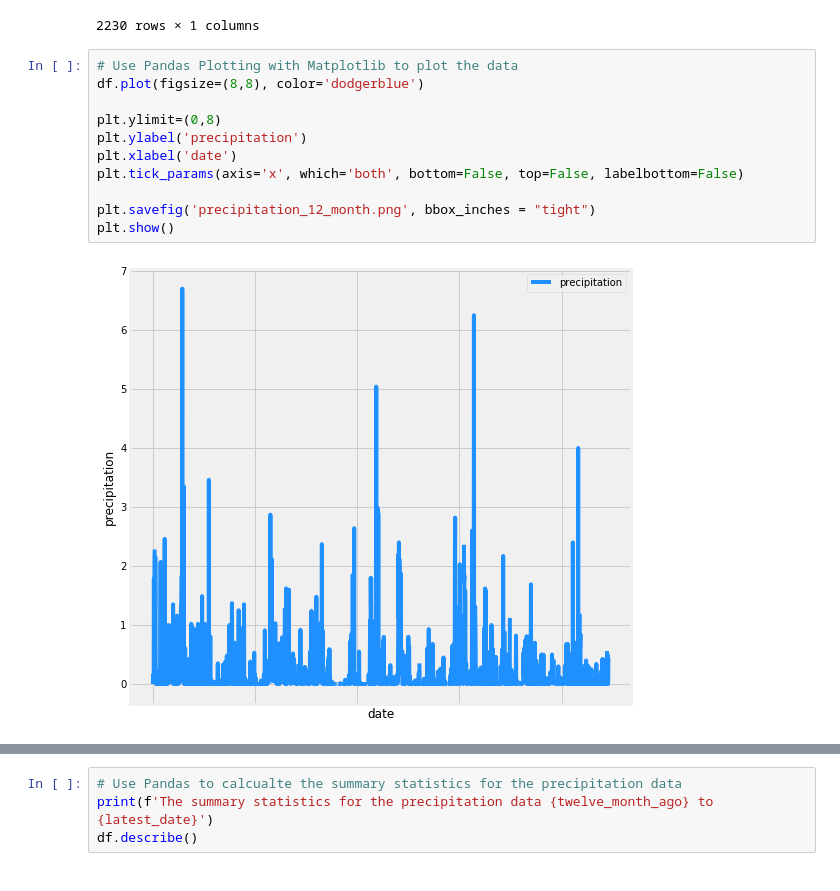
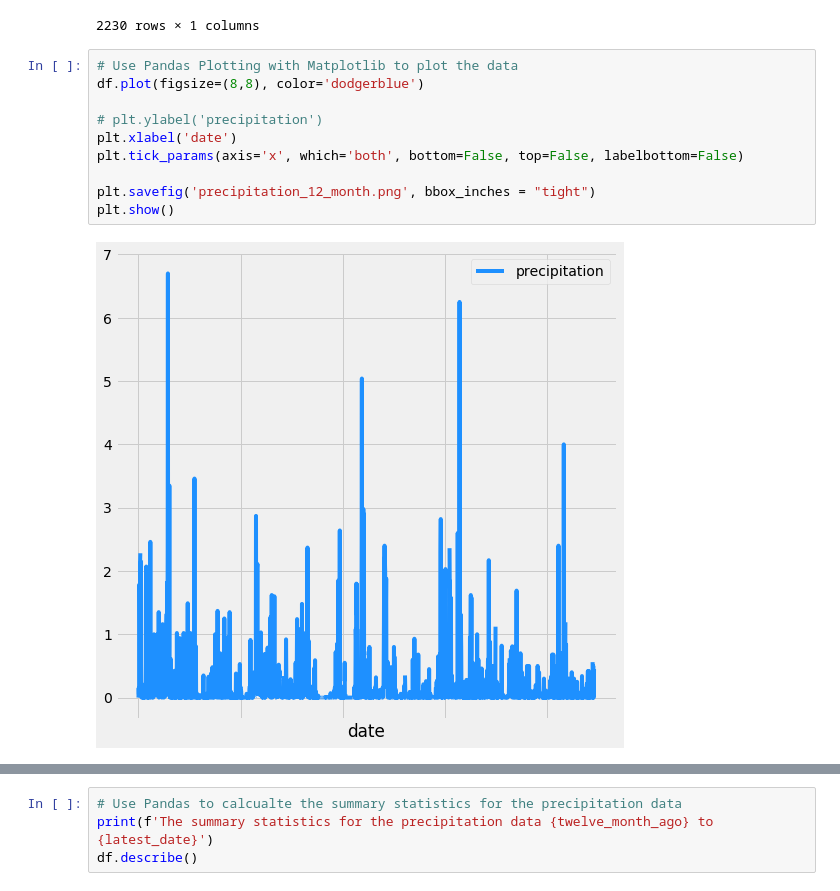
Before and after one commit to singtoloco/NU-DSBC-HW10-SQLAlchemy, a Jupyter notebook: climate_starter_V.ipynb, the cells around one changed output, grey strips where cells are left out. Saved outputs shown, nothing was run; the diff lists cells and outputs as text.

```diff
--- a/climate_starter_V.ipynb
+++ b/climate_starter_V.ipynb
@@ -160,16 +160,15 @@ df
 # %%
 # Use Pandas Plotting with Matplotlib to plot the data
 df.plot(figsize=(8,8), color='dodgerblue')
 
-plt.ylimit=(0,8)
-plt.ylabel('precipitation')
+# plt.ylabel('precipitation')
 plt.xlabel('date')
 plt.tick_params(axis='x', which='both', bottom=False, top=False, labelbottom=False)
 
 plt.savefig('precipitation_12_month.png', bbox_inches = "tight")
 plt.show()
 # %% [output]
-[figure, old version]
+[figure, new version]
 # %% [markdown]
 ![precipitation](Images/precipitation.png)
 # %%
```
Also changed, not shown: parts of 8 cells of this notebook, 3 other files.
